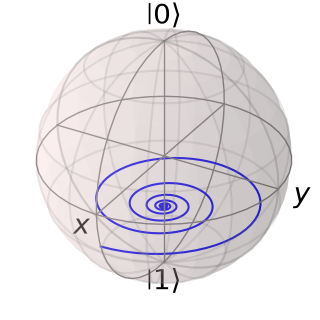
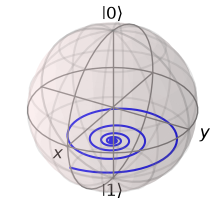
Unified diff of the notebook cell whose output changed from the first chart to the second:
--- before
+++ after
@@ -1,5 +1,6 @@
 plt.figure()
-b = Bloch(figsize=(3,3))
+b = Bloch(figsize=(2,2))
 b.add_points(result.expect, meth='l')  # 'l' adds a line between points
+b.font_size=12
 b.show()
 plt.close()

Commit: regorganizatin